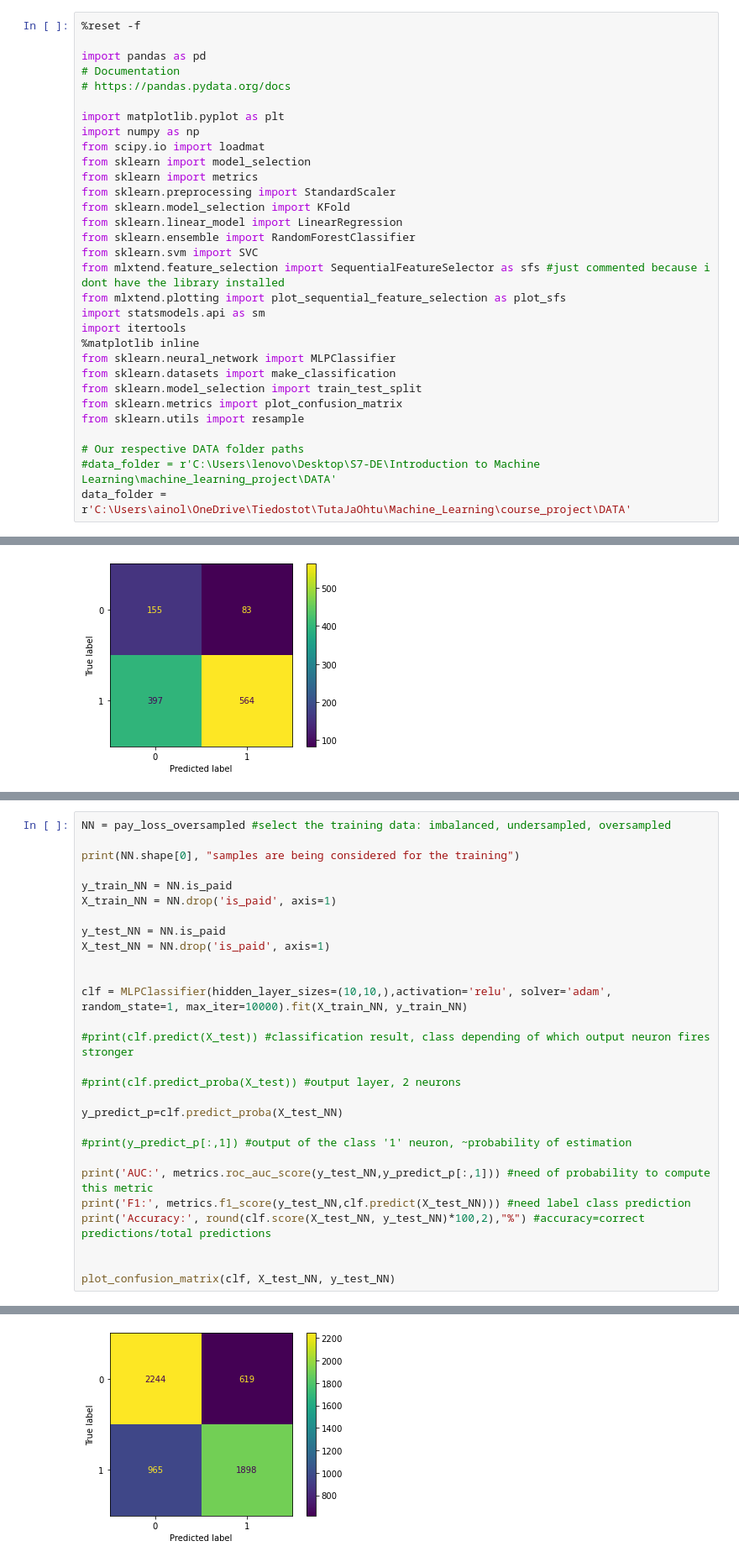
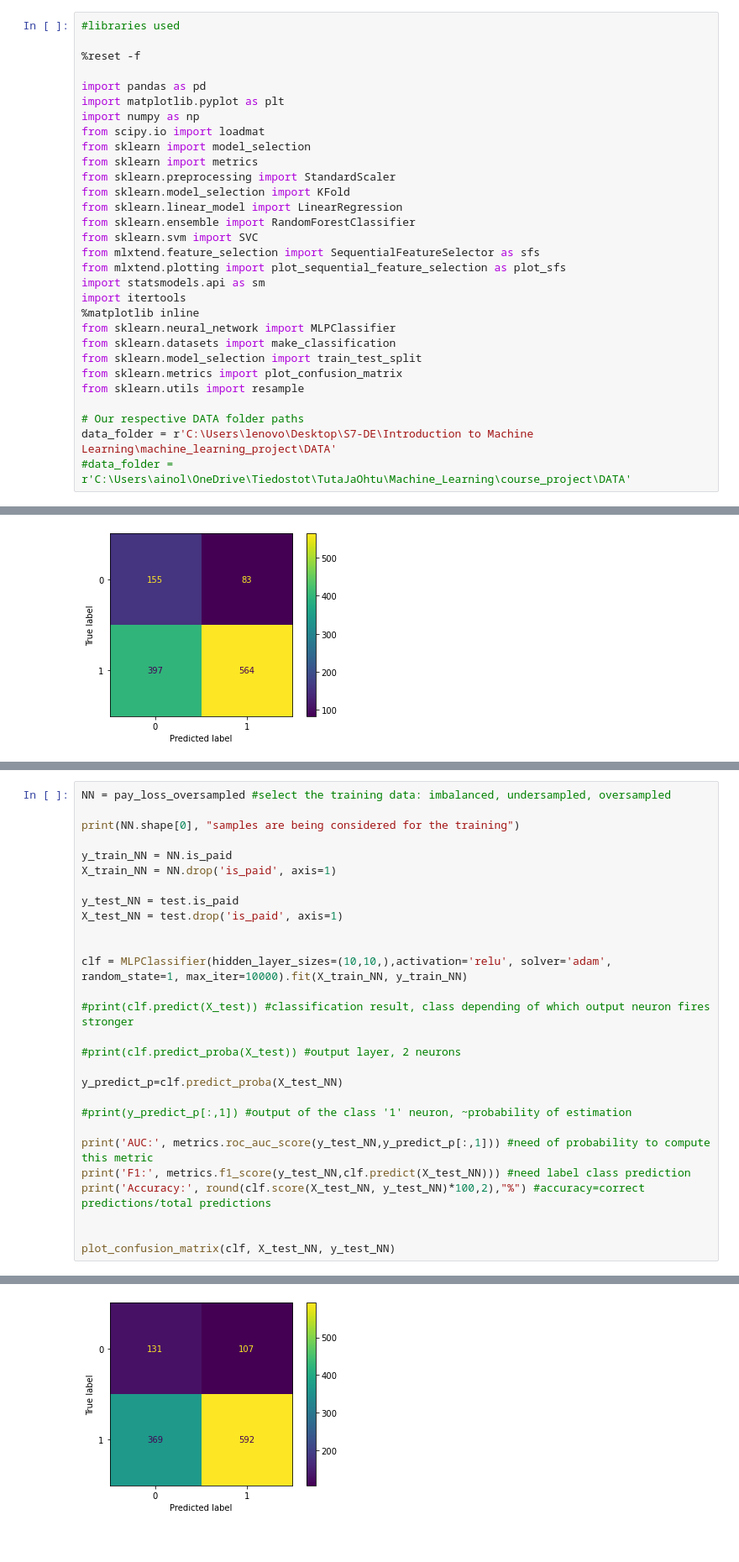
Before and after one commit to ainoal/machine_learning_project, a Jupyter notebook: machine_learning.ipynb, the cells around one changed output, grey strips where cells are left out. Shown: that part at 84% size. Saved outputs shown, nothing was run; the diff lists cells and outputs as text.

```diff
--- a/machine_learning.ipynb
+++ b/machine_learning.ipynb
@@ -11,11 +27,10 @@ This is the course project of the course Introduction to Machine Learning. In th
 *No need to execute the example.*
 # %%
+#libraries used
+
 %reset -f
 
 import pandas as pd
-# Documentation
-# https://pandas.pydata.org/docs
-
 import matplotlib.pyplot as plt
 import numpy as np
 from scipy.io import loadmat
@@ -26,7 +41,7 @@ from sklearn.model_selection import KFold
 from sklearn.linear_model import LinearRegression
 from sklearn.ensemble import RandomForestClassifier
 from sklearn.svm import SVC
-from mlxtend.feature_selection import SequentialFeatureSelector as sfs #just commented because i dont have the library installed
+from mlxtend.feature_selection import SequentialFeatureSelector as sfs
 from mlxtend.plotting import plot_sequential_feature_selection as plot_sfs
 import statsmodels.api as sm
 import itertools
@@ -38,8 +53,8 @@ from sklearn.metrics import plot_confusion_matrix
 from sklearn.utils import resample
 
 # Our respective DATA folder paths
-#data_folder = r'C:\Users\lenovo\Desktop\S7-DE\Introduction to Machine Learning\machine_learning_project\DATA'
-data_folder = r'C:\Users\ainol\OneDrive\Tiedostot\TutaJaOhtu\Machine_Learning\course_project\DATA'
+data_folder = r'C:\Users\lenovo\Desktop\S7-DE\Introduction to Machine Learning\machine_learning_project\DATA'
+#data_folder = r'C:\Users\ainol\OneDrive\Tiedostot\TutaJaOhtu\Machine_Learning\course_project\DATA'
 # %%
 # logistic training coded manually.
 # gradient descent used as optimization technique
@@ -604,8 +685,8 @@ print(NN.shape[0], "samples are being considered for the training")
 y_train_NN = NN.is_paid
 X_train_NN = NN.drop('is_paid', axis=1)
 
-y_test_NN = NN.is_paid
-X_test_NN = NN.drop('is_paid', axis=1)
+y_test_NN = test.is_paid
+X_test_NN = test.drop('is_paid', axis=1)
 
 
 clf = MLPClassifier(hidden_layer_sizes=(10,10,),activation='relu', solver='adam', random_state=1, max_iter=10000).fit(X_train_NN, y_train_NN)
@@ -632,3 +713,3 @@ Accuracy: 72.34 %
 <sklearn.metrics._plot.confusion_matrix.ConfusionMatrixDisplay at 0x...>
-[figure, old version]
+[figure, new version]
 # %% [markdown]
```
Also changed, not shown: parts of 50 cells of this notebook.
